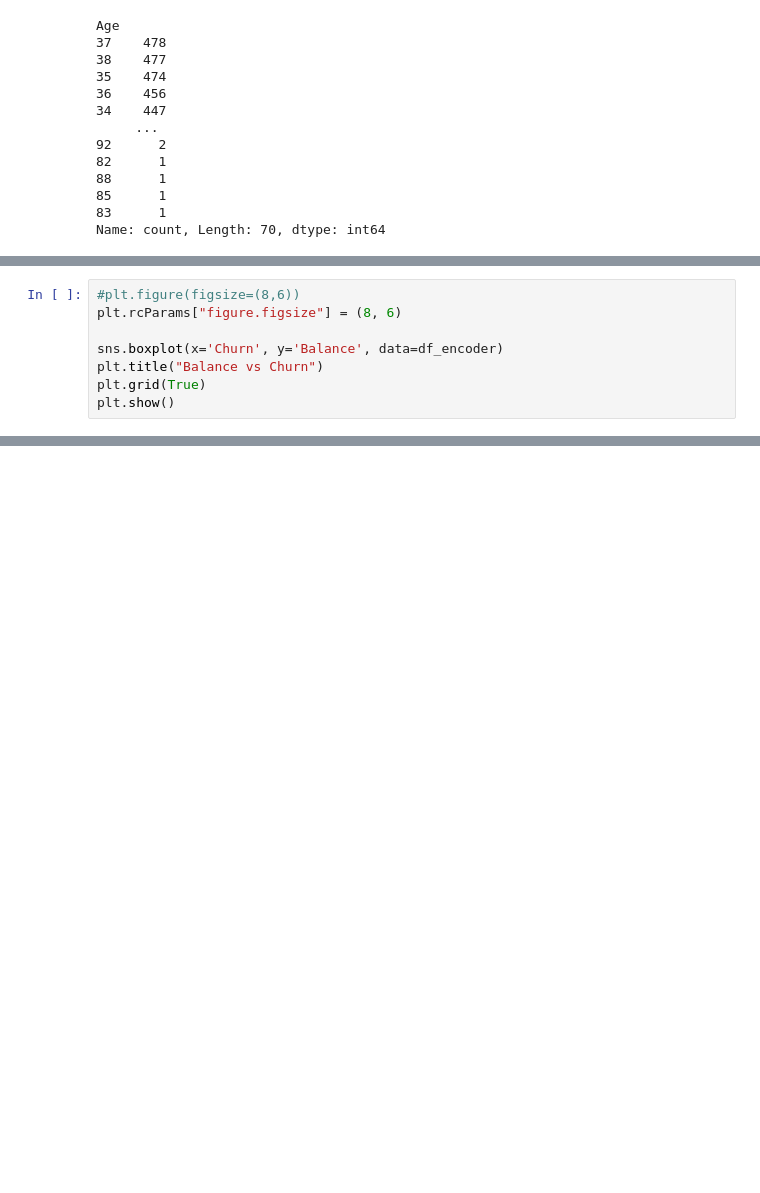
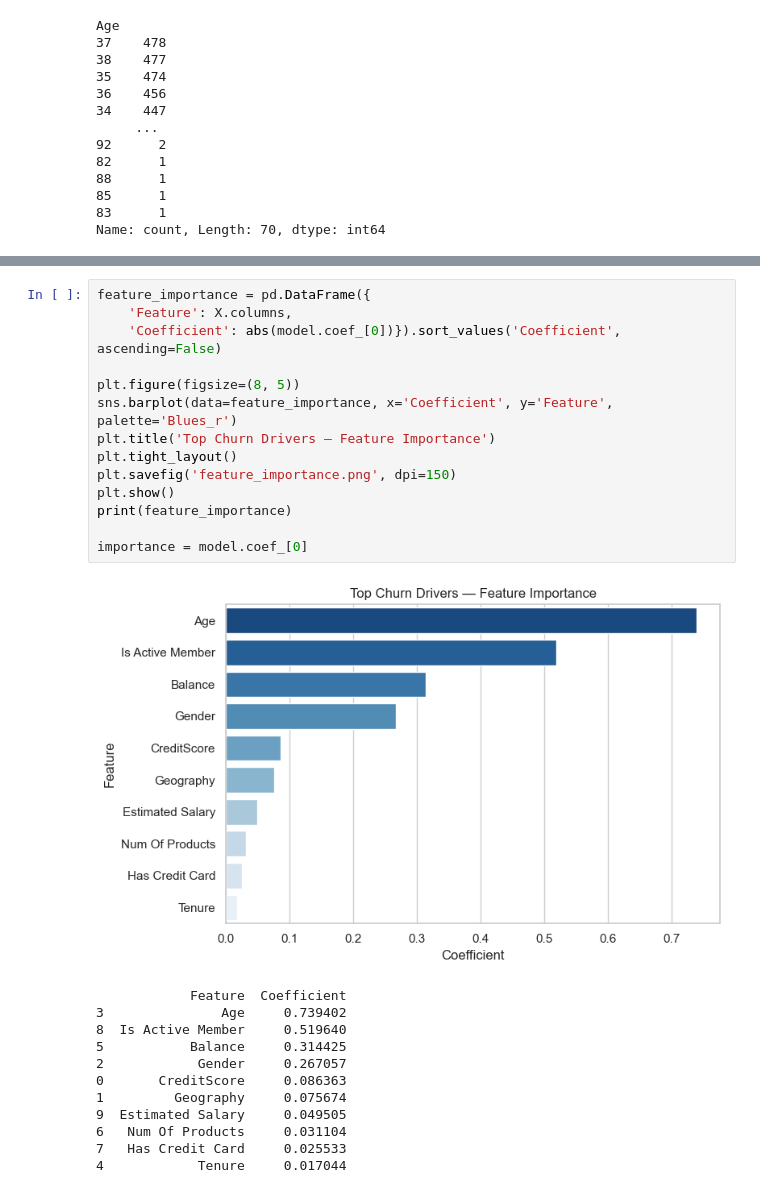
Before and after one commit to katika-khayyum/bank-churn-analysis-python-sql-eda, a Jupyter notebook: Data/bank_churn_eda.ipynb, the cells around one changed output, grey strips where cells are left out. Saved outputs shown, nothing was run; the diff lists cells and outputs as text; blank space fills up the shorter version.

```diff
--- a/Data/bank_churn_eda.ipynb
+++ b/Data/bank_churn_eda.ipynb
@@ -416,8 +373,0 @@ plt.show()
-# %%
-#plt.figure(figsize=(8,6))
-plt.rcParams["figure.figsize"] = (8, 6)
-
-sns.boxplot(x='Churn', y='Balance', data=df_encoder)
-plt.title("Balance vs Churn")
-plt.grid(True)
-plt.show()
@@ -486,0 +605,27 @@ plt.show()
+# %%
+feature_importance = pd.DataFrame({
+    'Feature': X.columns,
+    'Coefficient': abs(model.coef_[0])}).sort_values('Coefficient', ascending=False)
+
+plt.figure(figsize=(8, 5))
+sns.barplot(data=feature_importance, x='Coefficient', y='Feature', palette='Blues_r')
+plt.title('Top Churn Drivers — Feature Importance')
+plt.tight_layout()
+plt.savefig('feature_importance.png', dpi=150)
+plt.show()
+print(feature_importance)
+
+importance = model.coef_[0]
+# %% [output]
+[figure, added]
+            Feature  Coefficient
+3               Age     0.739402
+8  Is Active Member     0.519640
+5           Balance     0.314425
+2            Gender     0.267057
+0       CreditScore     0.086363
+1         Geography     0.075674
+9  Estimated Salary     0.049505
+6   Num Of Products     0.031104
+7   Has Credit Card     0.025533
+4            Tenure     0.017044
```
Also changed, not shown: parts of 60 cells of this notebook, 3 other files.
